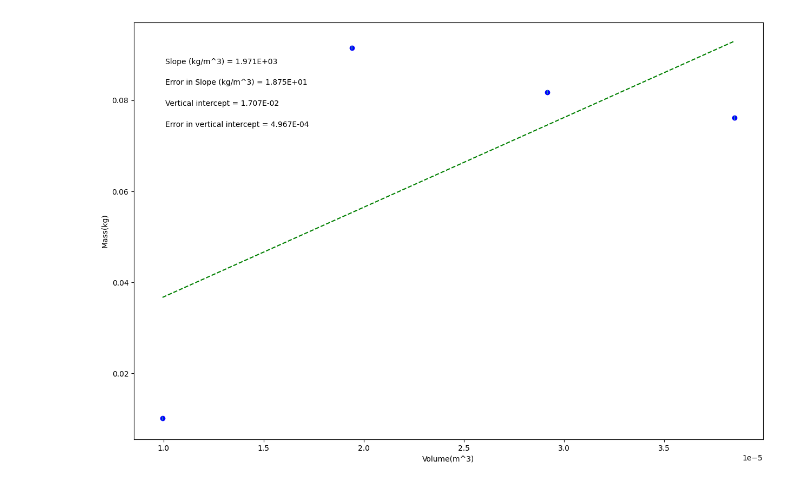
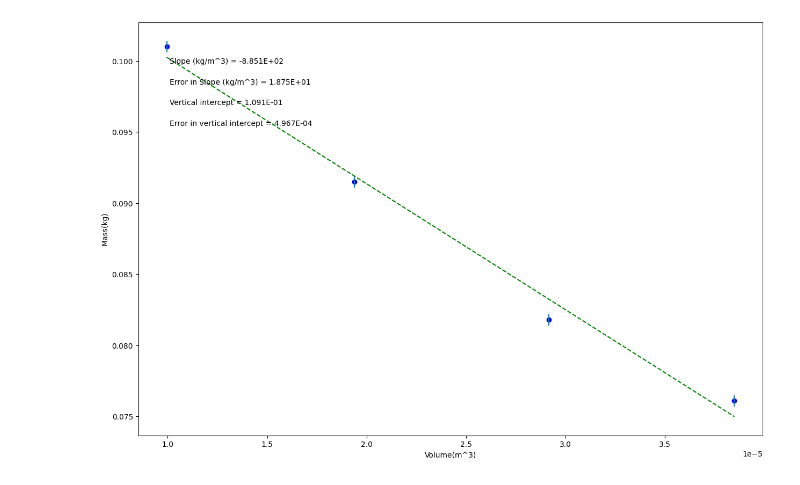
Before and after one commit to trillium06/Projectile-Motion, a Jupyter notebook: PHSXlab_plotting_template_(5).ipynb, the cells around one changed output. Drawn from its saved outputs; the diff is of its cells as text; code cells hidden in the pictures.

```diff
--- a/PHSXlab_plotting_template_(5).ipynb
+++ b/PHSXlab_plotting_template_(5).ipynb
@@ -21,7 +21,7 @@ import matplotlib.pyplot as plt
 
 Volume = np.array([0.00000995, 0.0000194, 0.00002916, 0.0000385])
 
-Mass = np.array([0.01010, 0.0915, 0.0818, 0.07610])
+Mass = np.array([0.1010, 0.0915, 0.0818, 0.07610])
 
 masserr = np.array([0.0004, 0.0004, 0.0004, 0.0004])
 
@@ -92,31 +92,31 @@ elif annotation_placement==3 or annotation_placement==4:
 #Don't need to change anything in this section!
 
 #Plot data on graph. Plot error bars and place values for slope,
 #error in slope, and vertical intercept (plus error) on the plot using "annotate"
 
 plt.figure(figsize=(15,10))
 
 plt.plot(x, fit, color='green', linestyle='--')
 plt.scatter(x, y, color='blue', marker='o')
 
 plt.xlabel(x_label)
 plt.ylabel(y_label)
 plt.title(plot_title)
 
 plt.errorbar(x, y, yerr=dy, xerr=None, fmt="none") #don't need to plot x error bars
 
 plt.annotate('Slope ({}) = {value:.{digits}E}'.format(slope_units,value=m, digits=3),
              (xpos, ypos[0]), xycoords='axes fraction')
 
 plt.annotate('Error in Slope ({}) = {value:.{digits}E}'.format(slope_units,value=dm, digits=3),
              (xpos, ypos[1]), xycoords='axes fraction')
 
 plt.annotate('Vertical intercept = {value:.{digits}E}'.format(value=b, digits=3),
              (xpos, ypos[2]), xycoords='axes fraction')
 
 plt.annotate('Error in vertical intercept = {value:.{digits}E}'.format(value=db, digits=3),
              (xpos, ypos[3]), xycoords='axes fraction')
 
 plt.show()
 # %% [output]
-[figure, old version]
+[figure, new version]
```
